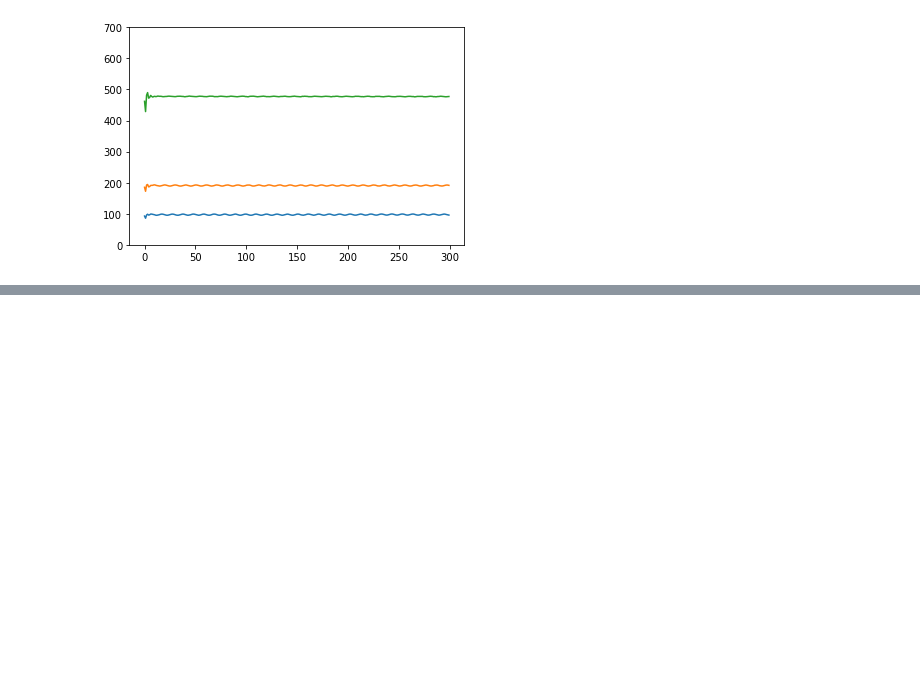
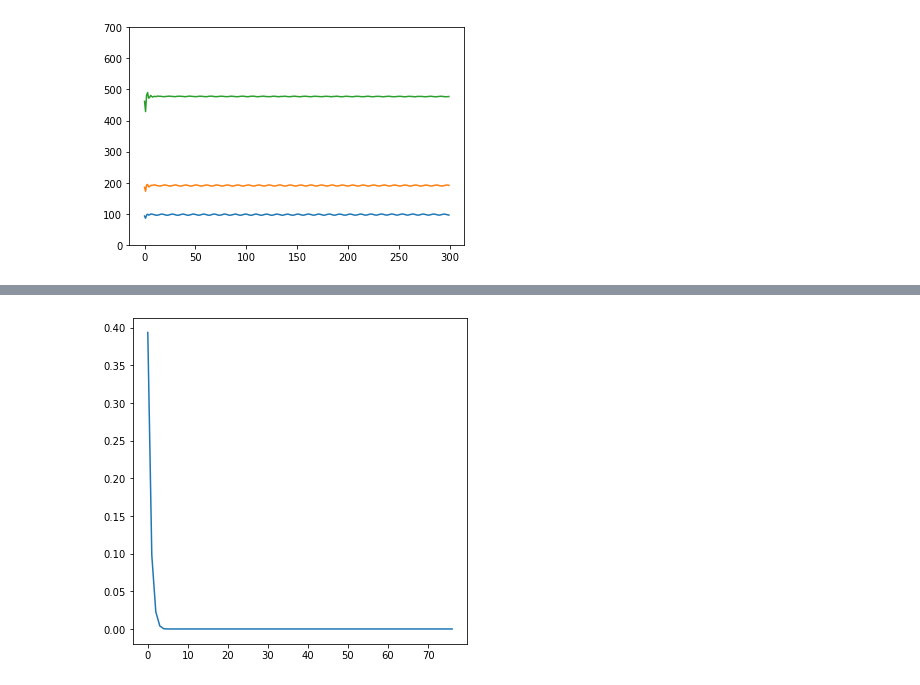
Before and after one commit to www0131/-Data-analysis, a Jupyter notebook: statistics.ipynb, the cells around one changed output, grey strips where cells are left out. Cells and saved outputs as stored; diff of their text form; code cells hidden in the pictures; blank space fills up the shorter version.

```diff
--- a/statistics.ipynb
+++ b/statistics.ipynb
@@ -433,0 +495,11 @@ print(CPDiterData)
+# %%
+a = getData(filePath + "cubeCPDLoss.txt", 1, "\t", 32)
+
+a[0] = list(map(float, a[0]))
+
+plt.plot(a[0])
+#plt.axis([-0.5, 80, 0, 0.00001])
+plt.rcParams["figure.figsize"] = (6, 6)
+plt.savefig('C:/Users/JeongWooSeok/Desktop/good.png', dpi=200)
+# %% [output]
+[figure, added]
```
Also changed, not shown: parts of 11 cells of this notebook.
